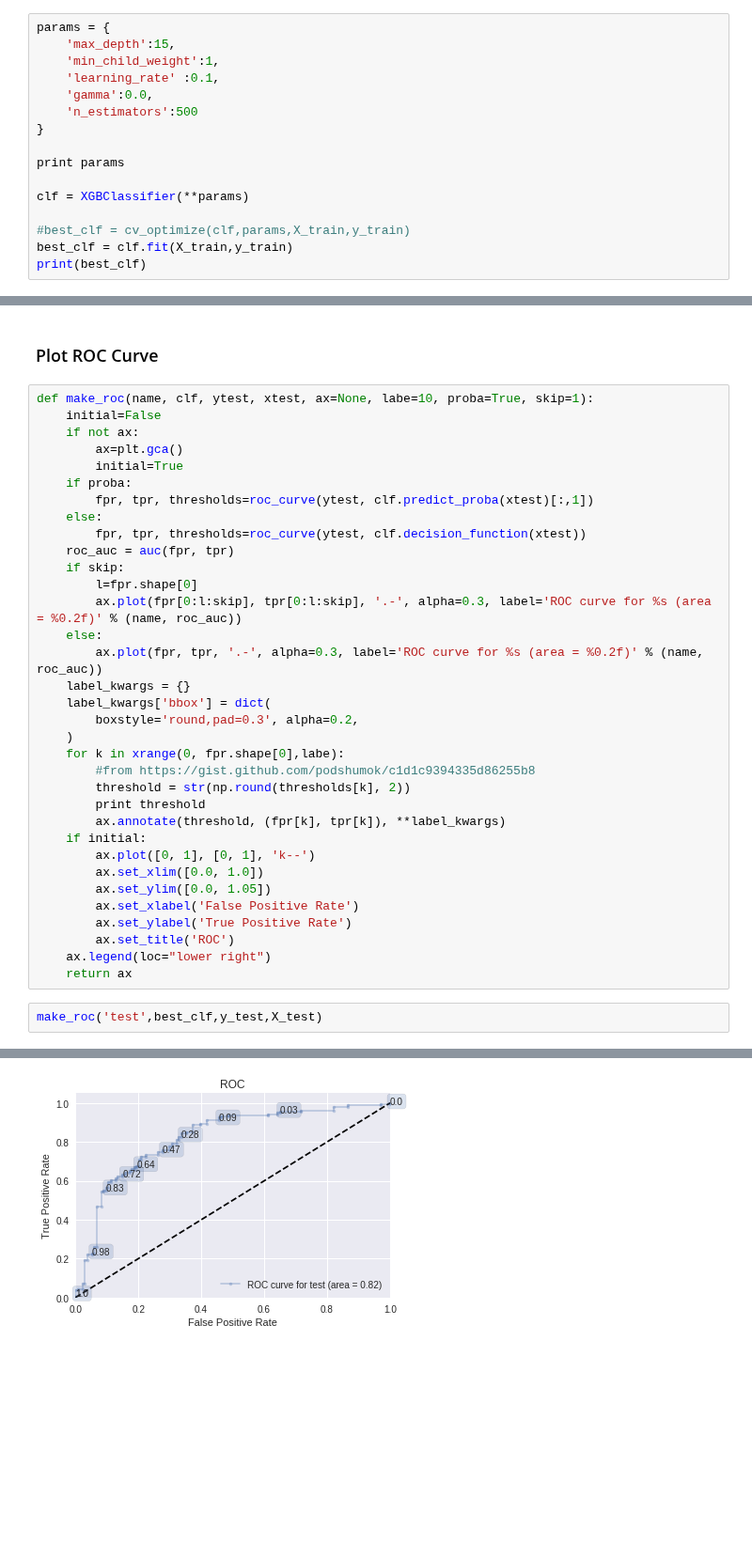
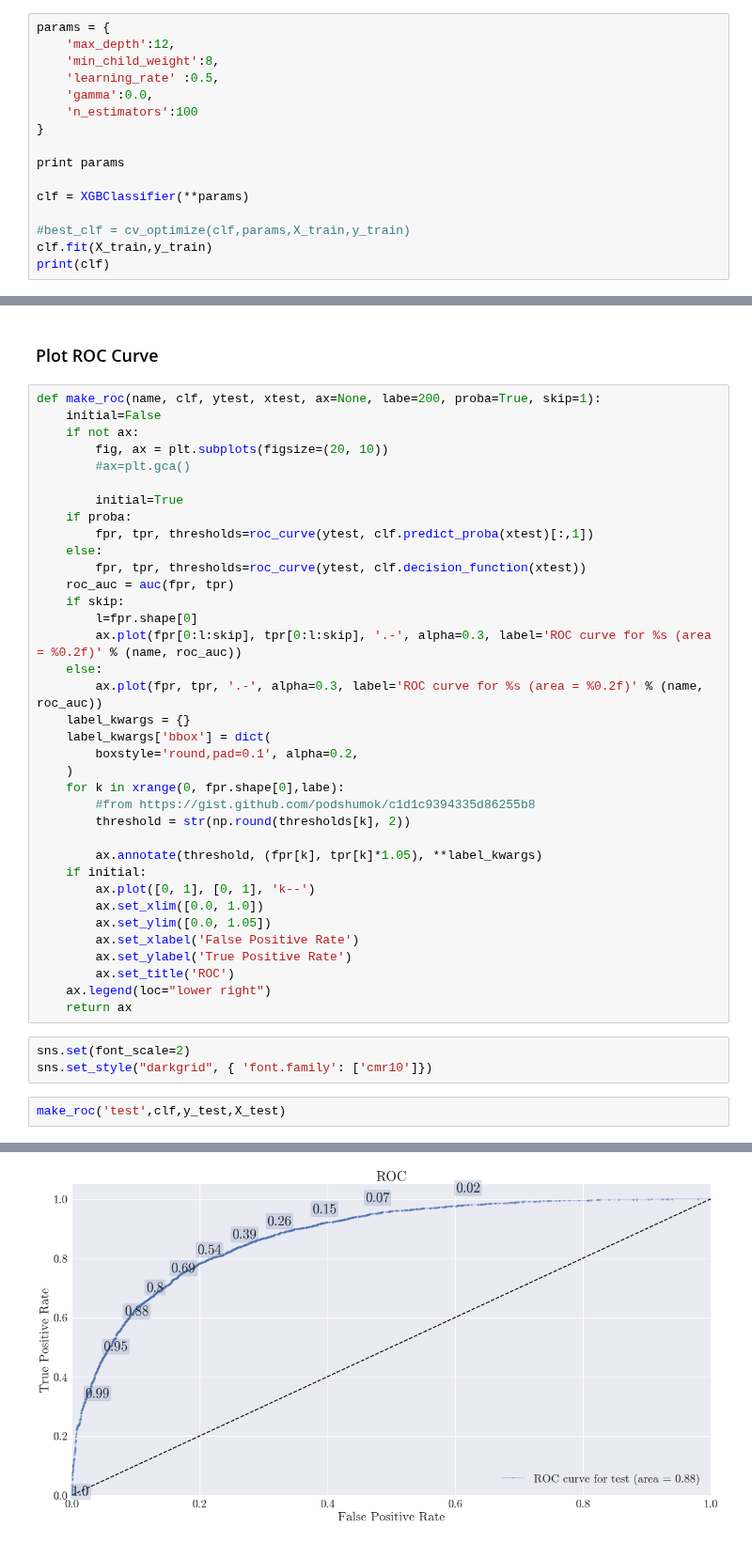
Before and after one commit to clementlefevre/udacity_ML, a Jupyter notebook: capstone_project/src/python/Model selection - All cities.ipynb, the cells around one changed output, grey strips where cells are left out. Shown at 94% size. Cells and saved outputs as stored; diff of their text form; blank space fills up the shorter version.

Commit message:
Add ROC curve on all cities model.

```diff
--- a/capstone_project/src/python/Model selection - All cities.ipynb
+++ b/capstone_project/src/python/Model selection - All cities.ipynb
@@ -200,11 +224,11 @@ avg / total       0.67      0.67      0.67       292
 ### XGB
 # %%
 params = {
-    'max_depth':15,
-    'min_child_weight':1,
-    'learning_rate' :0.1,
+    'max_depth':12,
+    'min_child_weight':8,
+    'learning_rate' :0.5,
     'gamma':0.0,
-    'n_estimators':500
+    'n_estimators':100
 }
 
 print params
@@ -212,6 +236,6 @@ print params
 clf = XGBClassifier(**params)
 
 #best_clf = cv_optimize(clf,params,X_train,y_train)
-best_clf = clf.fit(X_train,y_train)
-print(best_clf)
+clf.fit(X_train,y_train)
+print(clf)
 # %% [output]
@@ -256,10 +287,12 @@ features_weights.sort_values(by='fscore',ascending=False).head(40).plot(kind='ba
 # %% [markdown]
 ### Plot ROC Curve
 # %%
-def make_roc(name, clf, ytest, xtest, ax=None, labe=10, proba=True, skip=1):
+def make_roc(name, clf, ytest, xtest, ax=None, labe=200, proba=True, skip=1):
     initial=False
     if not ax:
-        ax=plt.gca()
+        fig, ax = plt.subplots(figsize=(20, 10))
+        #ax=plt.gca()
+
         initial=True
     if proba:
         fpr, tpr, thresholds=roc_curve(ytest, clf.predict_proba(xtest)[:,1])
@@ -273,13 +306,13 @@ def make_roc(name, clf, ytest, xtest, ax=None, labe=10, proba=True, skip=1):
         ax.plot(fpr, tpr, '.-', alpha=0.3, label='ROC curve for %s (area = %0.2f)' % (name, roc_auc))
     label_kwargs = {}
     label_kwargs['bbox'] = dict(
-        boxstyle='round,pad=0.3', alpha=0.2,
+        boxstyle='round,pad=0.1', alpha=0.2,
     )
     for k in xrange(0, fpr.shape[0],labe):
         #from https://gist.github.com/podshumok/c1d1c9394335d86255b8
         threshold = str(np.round(thresholds[k], 2))
-        print threshold
-        ax.annotate(threshold, (fpr[k], tpr[k]), **label_kwargs)
+
+        ax.annotate(threshold, (fpr[k], tpr[k]*1.05), **label_kwargs)
     if initial:
         ax.plot([0, 1], [0, 1], 'k--')
         ax.set_xlim([0.0, 1.0])
@@ -289,6 +322,9 @@ def make_roc(name, clf, ytest, xtest, ax=None, labe=10, proba=True, skip=1):
         ax.set_title('ROC')
     ax.legend(loc="lower right")
     return ax
+# %%
+sns.set(font_scale=2)
+sns.set_style("darkgrid", { 'font.family': ['cmr10']})
 # %%
-make_roc('test',best_clf,y_test,X_test)
+make_roc('test',clf,y_test,X_test)
 # %% [output]
@@ -306 +332 @@ make_roc('test',best_clf,y_test,X_test)
-[figure, old version]
+[figure, new version]
```
Also changed, not shown: parts of 18 cells of this notebook, 3 other files.
